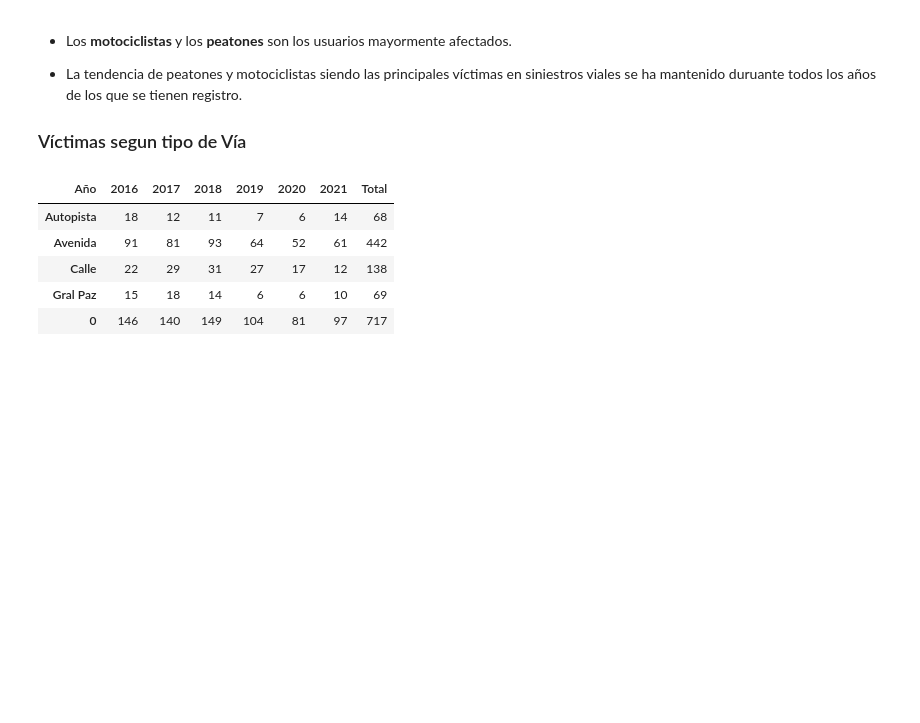
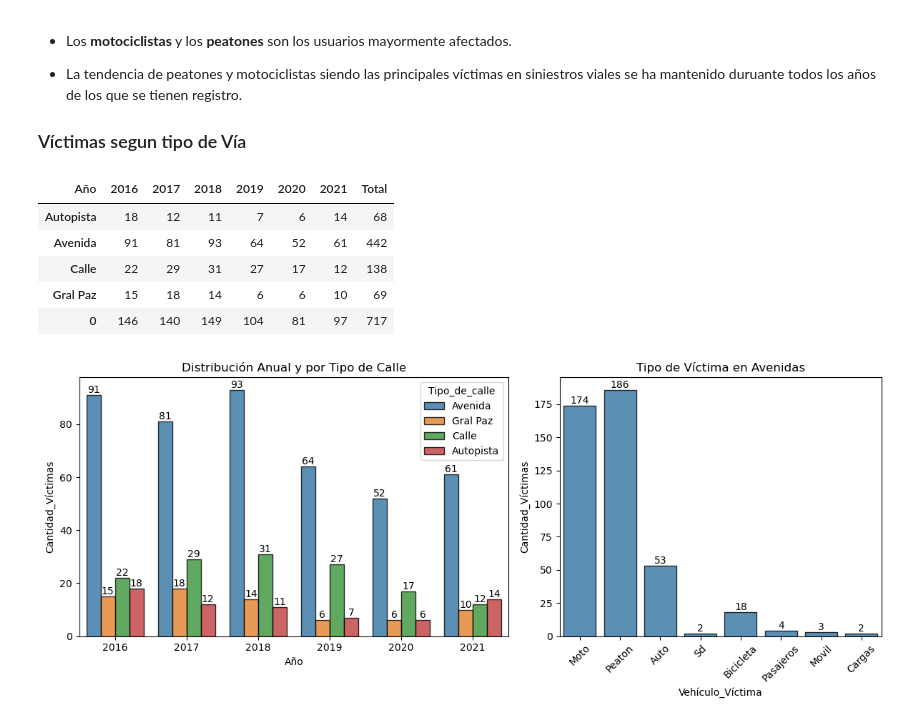
Before and after one commit to Juan-Mendoza00/pi_da, a Jupyter notebook: EDA.ipynb, the cells around one changed output. Saved outputs shown, nothing was run; the diff lists cells and outputs as text; code cells hidden in the pictures; blank space fills up the shorter version.

```diff
--- a/EDA.ipynb
+++ b/EDA.ipynb
@@ -463,3 +561,35 @@ pd.concat([g_via_años, total], axis=0)
 | Calle | 22 | 29 | 31 | 27 | 17 | 12 | 138 |
 | Gral Paz | 15 | 18 | 14 | 6 | 6 | 10 | 69 |
 | 0 | 146 | 140 | 149 | 104 | 81 | 97 | 717 |
+# %%
+fig, axs = plt.subplots(1,2, figsize=(12,5), width_ratios=(4,3))
+
+sns.barplot(
+    df_hechos, x='Año', y='Cantidad_Víctimas', estimator='sum',
+    hue='Tipo_de_calle', errorbar=None, alpha=0.8,
+    edgecolor='black', ax=axs[0]
+)
+
+axs[0].set_title('Distribución Anual y por Tipo de Calle')
+# Graficar etiquetas numéricas de barras
+for i in range(4):
+    axs[0].bar_label(axs[0].containers[i])
+
+# Solo avenidas
+sns.barplot(
+    df_hechos[df_hechos['Tipo_de_calle'] == 'Avenida'],
+    x='Vehículo_Víctima', y='Cantidad_Víctimas',
+    ax=axs[1], estimator='sum', errorbar=None, edgecolor='black',
+    alpha=0.8
+)
+
+axs[1].tick_params(axis='x', rotation=45)
+axs[1].set_title('Tipo de Víctima en Avenidas')
+axs[1].bar_label(axs[1].containers[0])
+
+fig.tight_layout()
+
+# Guardar gráfico
+plt.savefig('./visual/vict_anual_tipo_calle.png')
+# %% [output]
+[figure, added]
```
Also changed, not shown: parts of 28 cells of this notebook, 9 other files.
